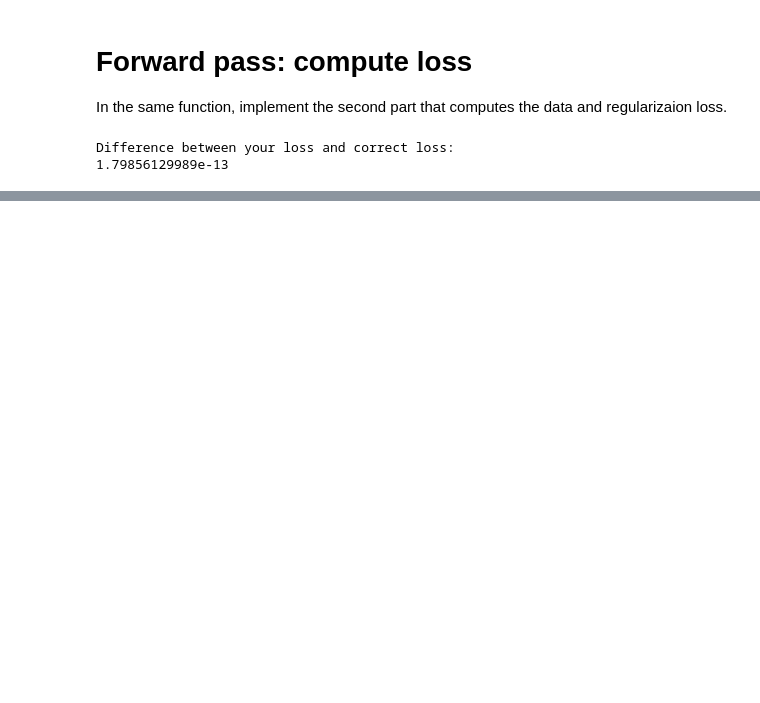
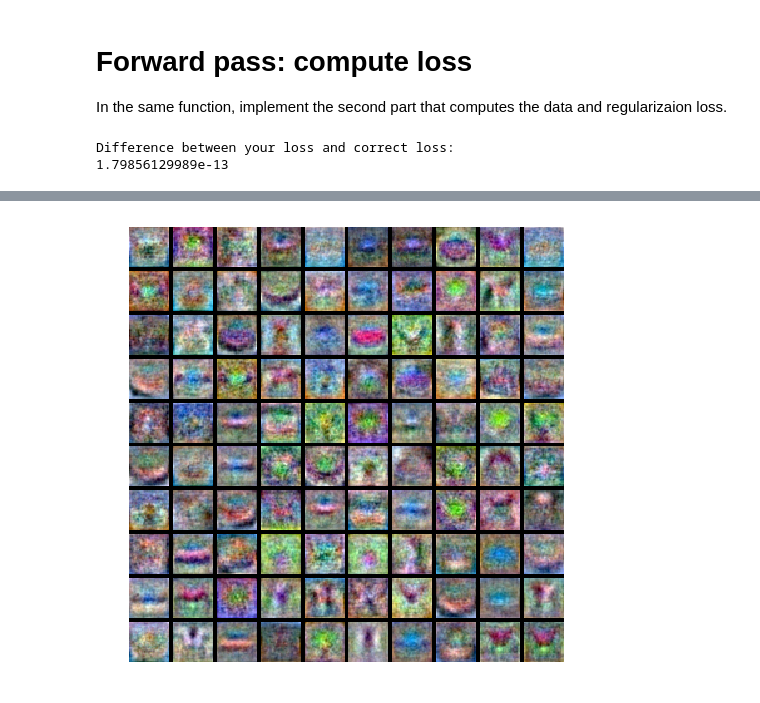
Before and after one commit to lianxiaolei/cs231learning, a Jupyter notebook: assignment1/two_layer_net.ipynb, the cells around one changed output, grey strips where cells are left out. Cells and saved outputs as stored; diff of their text form; code cells hidden in the pictures; blank space fills up the shorter version.

```diff
--- a/assignment1/two_layer_net.ipynb
+++ b/assignment1/two_layer_net.ipynb
@@ -138,0 +339,5 @@ print x, y
+# %%
+# visualize the weights of the best network
+show_net_weights(best_net)
+# %% [output]
+[figure, added]
```
Also changed, not shown: parts of 16 cells of this notebook, 3 other files.
